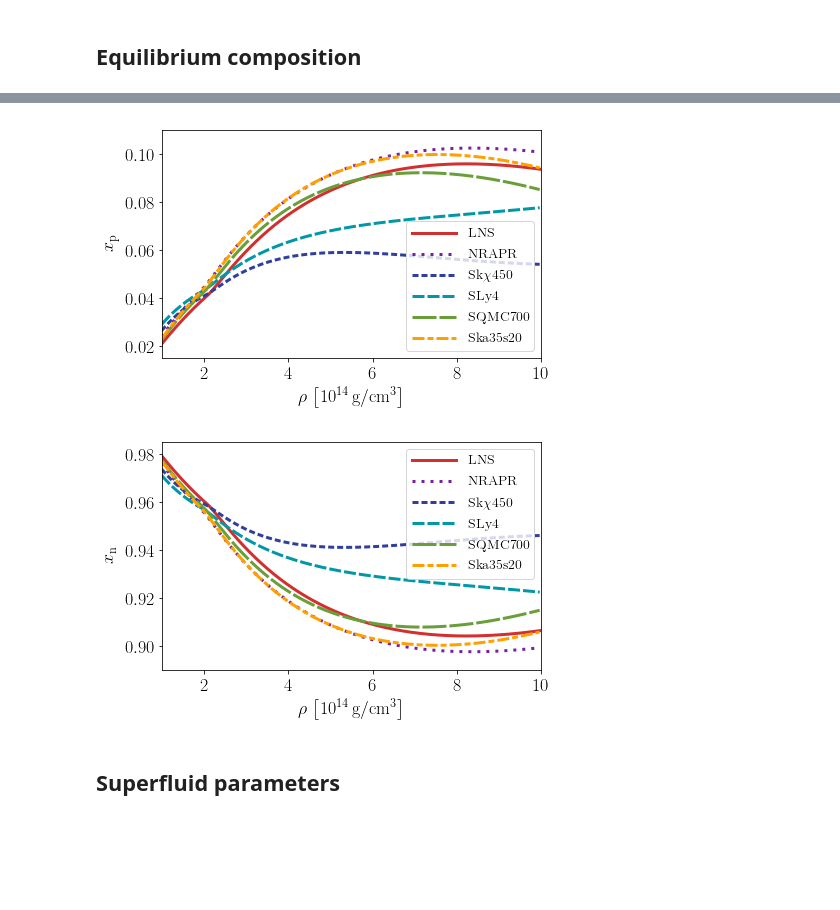
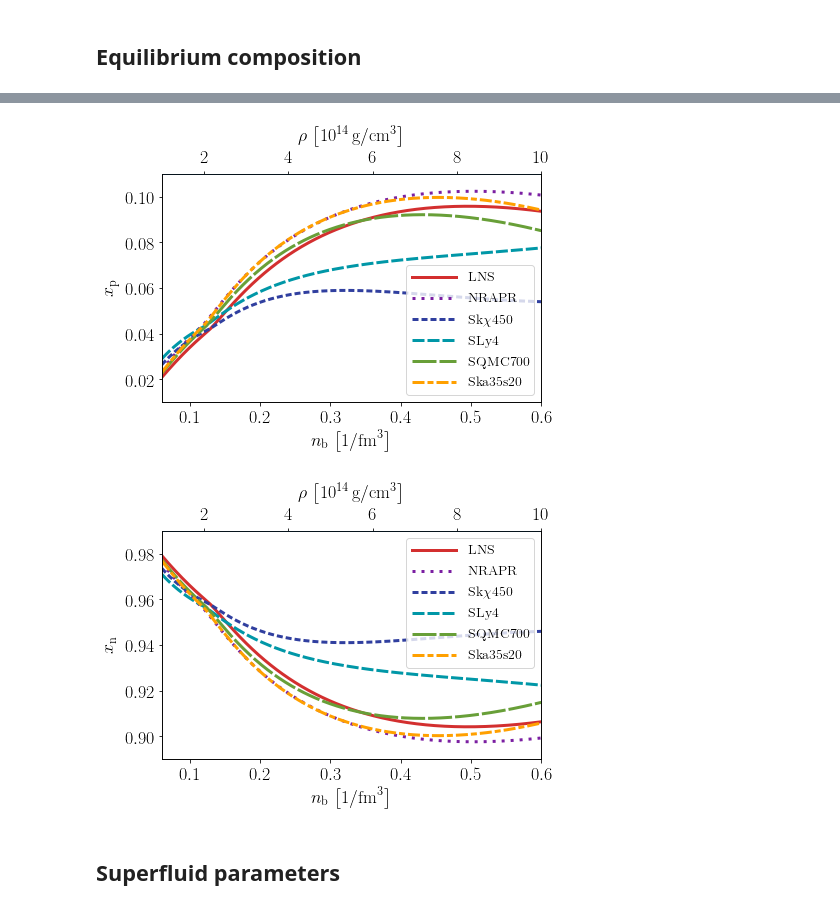
Before and after one commit to vanessagraber/NS_EoS, a Jupyter notebook: examples/plotting_results.ipynb, the cells around one changed output, grey strips where cells are left out. Saved outputs shown, nothing was run; the diff lists cells and outputs as text; code cells hidden in the pictures; blank space fills up the shorter version.

```diff
--- a/examples/plotting_results.ipynb
+++ b/examples/plotting_results.ipynb
@@ -72,12 +66,12 @@ data_NRAPR.head()
 # %%
-n_b = pd.to_numeric(data_LNS["n_b"]).values
-rho_b_log = np.log10(pd.to_numeric(data_LNS["rho_b"]).values)
-rho_b = pd.to_numeric(data_LNS["rho_b"]).values
+n_b = data_LNS["n_b"].values
+rho_b_log = np.log10(data_LNS["rho_b"]).values
+rho_b = data_LNS["rho_b"].values
 # %%
-x_p_LNS = pd.to_numeric(data_LNS["n_p"]).values / n_b
-x_p_NRAPR = pd.to_numeric(data_NRAPR["n_p"]).values / n_b
-x_p_Skchi450 = pd.to_numeric(data_Skchi450["n_p"]).values / n_b
-x_p_SLy4 = pd.to_numeric(data_SLy4["n_p"]).values / n_b
-x_p_SQMC700 = pd.to_numeric(data_SQMC700["n_p"]).values / n_b
-x_p_Ska35s20 = pd.to_numeric(data_Ska35s20["n_p"]).values / n_b
+x_p_LNS = data_LNS["n_p"].values / n_b
+x_p_NRAPR = data_NRAPR["n_p"].values / n_b
+x_p_Skchi450 = data_Skchi450["n_p"].values / n_b
+x_p_SLy4 = data_SLy4["n_p"].values / n_b
+x_p_SQMC700 = data_SQMC700["n_p"].values / n_b
+x_p_Ska35s20 = data_Ska35s20["n_p"].values / n_b
 # %%
@@ -90,47 +84,59 @@ x_n_Ska35s20 = pd.to_numeric(data_Ska35s20["n_n"]).values / n_b
 # %%
 fig, ax = plt.subplots()
 fig.set_size_inches(width, height)
 
-ax.plot(rho_b * 1e-14, x_p_LNS, '-', color=colours[0], linewidth=3, label=r"LNS", dashes=lines[0])
-ax.plot(rho_b * 1e-14, x_p_NRAPR, '-', color=colours[1], linewidth=3, label=r"NRAPR", dashes=lines[1])
-ax.plot(rho_b * 1e-14, x_p_Skchi450, '-', color=colours[2], linewidth=3, label=r"Sk$\chi$450", dashes=lines[2])
-ax.plot(rho_b * 1e-14, x_p_SLy4, '-', color=colours[3], linewidth=3, label=r"SLy4", dashes=lines[3])
-ax.plot(rho_b * 1e-14, x_p_SQMC700, '-', color=colours[4], linewidth=3, label=r"SQMC700", dashes=lines[4])
-ax.plot(rho_b * 1e-14, x_p_Ska35s20, '-', color=colours[5], linewidth=3, label=r"Ska35s20", dashes=lines[5])
+ax.plot(n_b, x_p_LNS, '-', color=colours[0], linewidth=3, label=r"LNS", dashes=lines[0])
+ax.plot(n_b, x_p_NRAPR, '-', color=colours[1], linewidth=3, label=r"NRAPR", dashes=lines[1])
+ax.plot(n_b, x_p_Skchi450, '-', color=colours[2], linewidth=3, label=r"Sk$\chi$450", dashes=lines[2])
+ax.plot(n_b, x_p_SLy4, '-', color=colours[3], linewidth=3, label=r"SLy4", dashes=lines[3])
+ax.plot(n_b, x_p_SQMC700, '-', color=colours[4], linewidth=3, label=r"SQMC700", dashes=lines[4])
+ax.plot(n_b, x_p_Ska35s20, '-', color=colours[5], linewidth=3, label=r"Ska35s20", dashes=lines[5])
 
-ax.set_xlim(1., 10)
-ax.set_ylim(0.015, 0.11)
-ax.set_xlabel(r"$\rho$ $\left[ 10^{14} \, {\rm g} / {\rm cm}^{3} \right]$")
+ax.set_xlim(0.06, 0.6)
+upper_ylimit = 0.11
+ax.set_ylim(0.01, upper_ylimit)
+ax.set_xlabel(r"$n_{\rm b}$ $\left[ 1 / {\rm fm}^{3} \right]$")
 ax.set_ylabel(r"$x_{\rm p}$")
 
 plt.legend(loc=4, handlelength=3.2)
 
+secax = ax.twiny()
+secax.plot(rho_b * 1e-14, np.ones(len(rho_b)) * upper_ylimit)
+secax.set_xlabel(r"$\rho$ $\left[ 10^{14} \, {\rm g} / {\rm cm}^{3} \right]$", labelpad=8)
+secax.set_xlim(1., 10.)
+
 plt.savefig('../examples/plots/proton_fractions.pdf', dpi=1000, bbox_inches='tight')
 plt.show()
 # %% [output]
-[figure, old version]
+[figure, new version]
 # %%
 fig, ax = plt.subplots()
 fig.set_size_inches(width, height)
 
-ax.plot(rho_b * 1e-14, x_n_LNS, '-', color=colours[0], linewidth=3, label=r"LNS", dashes=lines[0])
-ax.plot(rho_b * 1e-14, x_n_NRAPR, '-', color=colours[1], linewidth=3, label=r"NRAPR", dashes=lines[1])
-ax.plot(rho_b * 1e-14, x_n_Skchi450, '-', color=colours[2], linewidth=3, label=r"Sk$\chi$450", dashes=lines[2])
-ax.plot(rho_b * 1e-14, x_n_SLy4, '-', color=colours[3], linewidth=3, label=r"SLy4", dashes=lines[3])
-ax.plot(rho_b * 1e-14, x_n_SQMC700, '-', color=colours[4], linewidth=3, label=r"SQMC700", dashes=lines[4])
-ax.plot(rho_b * 1e-14, x_n_Ska35s20, '-', color=colours[5], linewidth=3, label=r"Ska35s20", dashes=lines[5])
+ax.plot(n_b, x_n_LNS, '-', color=colours[0], linewidth=3, label=r"LNS", dashes=lines[0])
+ax.plot(n_b, x_n_NRAPR, '-', color=colours[1], linewidth=3, label=r"NRAPR", dashes=lines[1])
+ax.plot(n_b, x_n_Skchi450, '-', color=colours[2], linewidth=3, label=r"Sk$\chi$450", dashes=lines[2])
+ax.plot(n_b, x_n_SLy4, '-', color=colours[3], linewidth=3, label=r"SLy4", dashes=lines[3])
+ax.plot(n_b, x_n_SQMC700, '-', color=colours[4], linewidth=3, label=r"SQMC700", dashes=lines[4])
+ax.plot(n_b, x_n_Ska35s20, '-', color=colours[5], linewidth=3, label=r"Ska35s20", dashes=lines[5])
 
-ax.set_xlim(1., 10)
-ax.set_ylim(0.89, 0.985)
-ax.set_xlabel(r"$\rho$ $\left[ 10^{14} \, {\rm g} / {\rm cm}^{3} \right]$")
+ax.set_xlim(0.06, 0.6)
+upper_ylimit = 0.99
+ax.set_ylim(0.89, upper_ylimit)
+ax.set_xlabel(r"$n_{\rm b}$ $\left[ 1 / {\rm fm}^{3} \right]$")
 ax.set_ylabel(r"$x_{\rm n}$")
 
 plt.legend(loc=1, handlelength=3.2)
 
+secax = ax.twiny()
+secax.plot(rho_b * 1e-14, np.ones(len(rho_b)) * upper_ylimit)
+secax.set_xlabel(r"$\rho$ $\left[ 10^{14} \, {\rm g} / {\rm cm}^{3} \right]$", labelpad=8)
+secax.set_xlim(1., 10.)
+
 plt.savefig('../examples/plots/neutron_fractions.pdf', dpi=1000, bbox_inches='tight')
 plt.show()
 # %% [output]
-[figure, old version]
+[figure, new version]
 # %% [markdown]
 ## Superfluid parameters
 # %%
```
Also changed, not shown: parts of 22 cells of this notebook.
